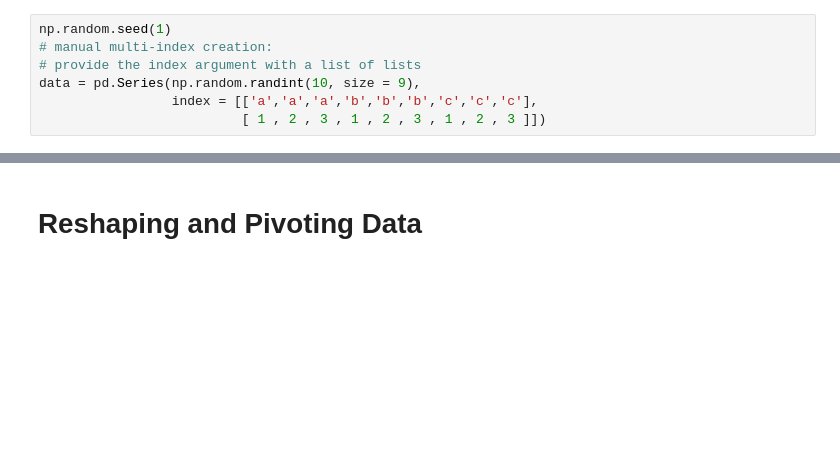
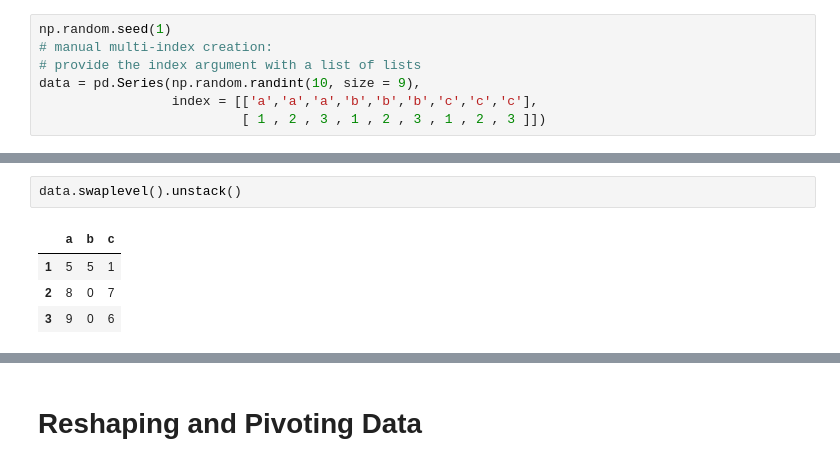
Before and after one commit to smileschen/2019-sp-stats131, a Jupyter notebook: 06-01.ipynb, the cells around one changed output, grey strips where cells are left out. Saved outputs shown, nothing was run; the diff lists cells and outputs as text; blank space fills up the shorter version.

```diff
--- a/06-01.ipynb
+++ b/06-01.ipynb
@@ -52,3 +142,10 @@ print(data)
+# %%
+data.swaplevel().unstack()
+# %% [output]
+|  | a | b | c |
+| 1 | 5 | 5 | 1 |
+| 2 | 8 | 0 | 7 |
+| 3 | 9 | 0 | 6 |
 # %%
 # summing and other aggregate functions can be performed on an index-based level
 # calling sum() on a series, will sum the whole series
```
Also changed, not shown: parts of 58 cells of this notebook.
